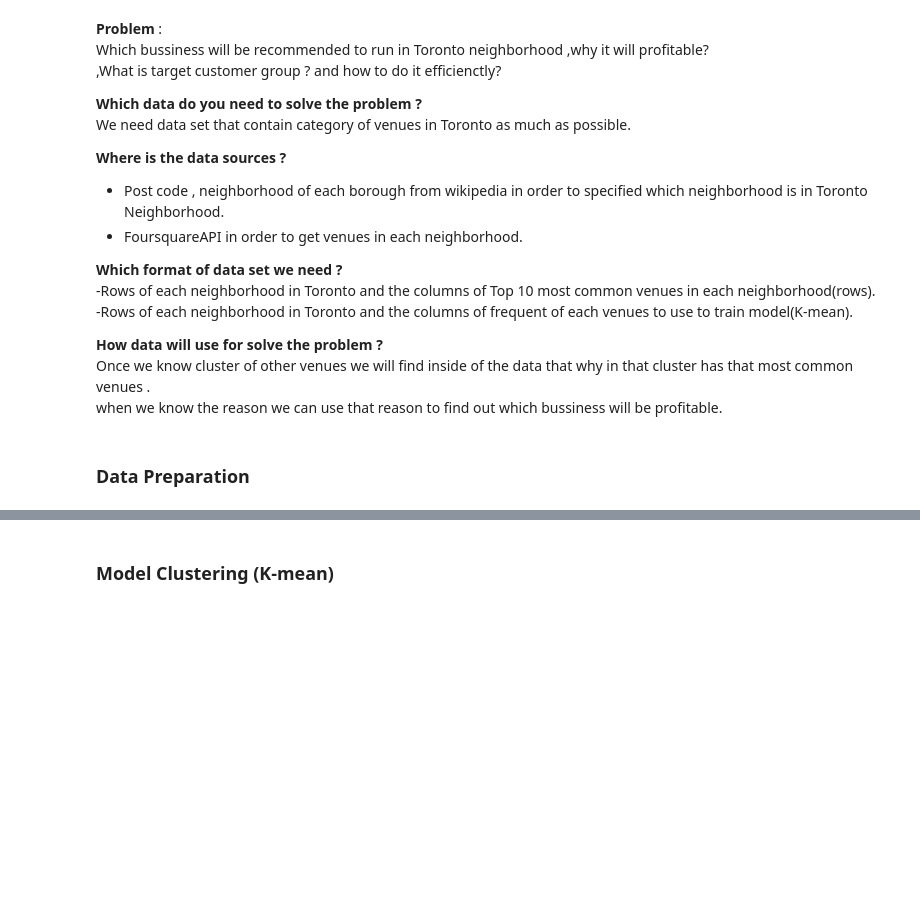
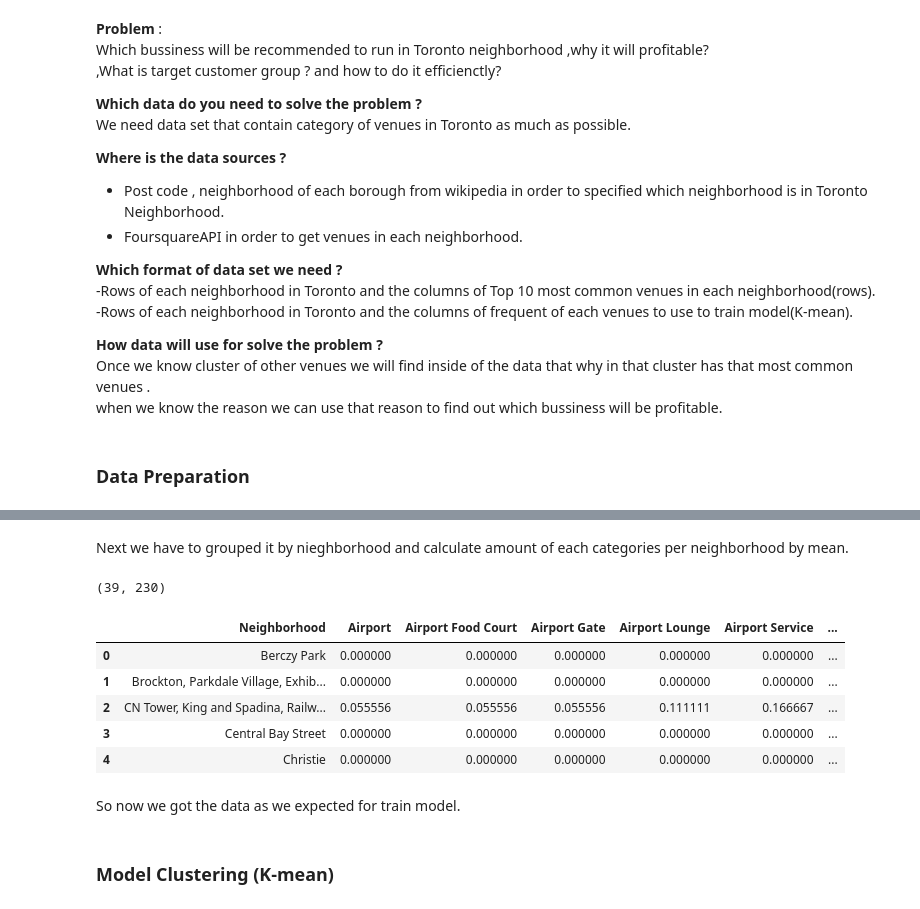
Before and after one commit to blxsheep/IBM_Capstone_Project, a Jupyter notebook: Capstone Project.ipynb, the cells around one changed output, grey strips where cells are left out. Cells and saved outputs as stored; diff of their text form; code cells hidden in the pictures; blank space fills up the shorter version.

```diff
--- a/Capstone Project.ipynb
+++ b/Capstone Project.ipynb
@@ -34,3 +177,19 @@ jtplot.style(theme = 'monokai',ticks = True,grid = False ,context = 'notebook')
+# %% [markdown]
+<p style="font-size:14px">Next we have to grouped it by nieghborhood and calculate amount of each  categories per neighborhood by mean.</p>
+# %%
+neighborhood=  toronto_onehot.groupby('Neighborhood').mean().reset_index()
+print(neighborhood.shape)
+neighborhood.head()
+# %% [output]
+(39, 230)
+|  | Neighborhood | Airport | Airport Food Court | Airport Gate | Airport Lounge | Airport Service | ... |
+| 0 | Berczy Park | 0.000000 | 0.000000 | 0.000000 | 0.000000 | 0.000000 | ... |
+| 1 | Brockton, Parkdale Village, Exhib... | 0.000000 | 0.000000 | 0.000000 | 0.000000 | 0.000000 | ... |
+| 2 | CN Tower, King and Spadina, Railw... | 0.055556 | 0.055556 | 0.055556 | 0.111111 | 0.166667 | ... |
+| 3 | Central Bay Street | 0.000000 | 0.000000 | 0.000000 | 0.000000 | 0.000000 | ... |
+| 4 | Christie | 0.000000 | 0.000000 | 0.000000 | 0.000000 | 0.000000 | ... |
+# %% [markdown]
+<p style="font-size:14px"> So now  we got the data as we expected for train model. </p>
 # %% [markdown]
 <h3> Model Clustering (K-mean) </h3>
 # %% [markdown]
```
Also changed, not shown: parts of 10 cells of this notebook.
